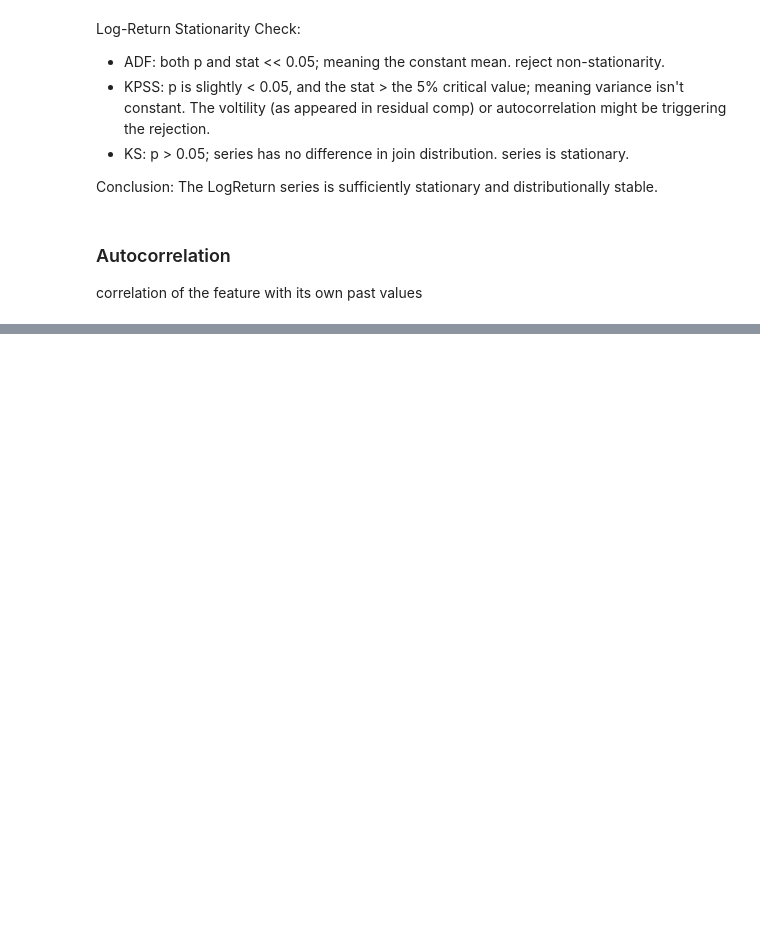
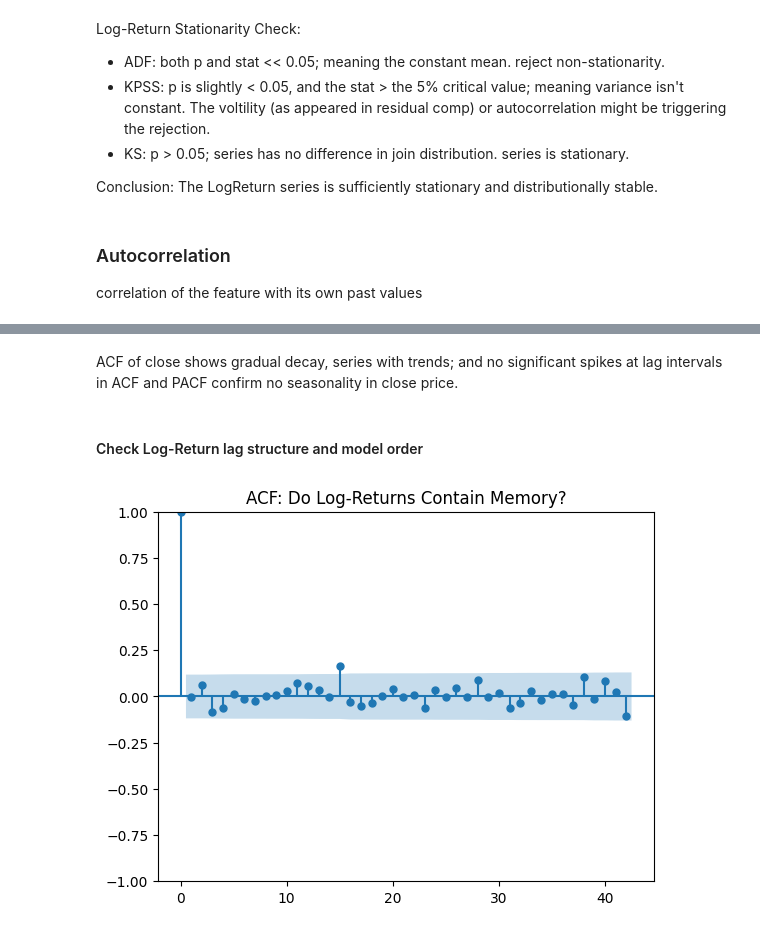
Before and after one commit to shashankgarewal/Time-Series-Analysis-Forecasting, a Jupyter notebook: notebooks/02_eda_analysis.ipynb, the cells around one changed output, grey strips where cells are left out. Saved outputs shown, nothing was run; the diff lists cells and outputs as text; code cells hidden in the pictures; blank space fills up the shorter version.

```diff
--- a/notebooks/02_eda_analysis.ipynb
+++ b/notebooks/02_eda_analysis.ipynb
@@ -354,5 +380,11 @@ plt.show()
+# %% [markdown]
+ACF of close shows gradual decay, series with trends; and no significant spikes at lag intervals in ACF and PACF confirm no seasonality in close price.
+# %% [markdown]
+#### Check Log-Return lag structure and model order
 # %%
-plot_acf(time_df["Return"].dropna(), lags=30)
-plt.title("ACF: Do Returns Contain Memory?")
+plot_acf(time_df["LogReturn"].dropna(), lags=42)
+plt.title("ACF: Do Log-Returns Contain Memory?")
 plt.show()
+# %% [output]
+[figure, added]
 # %%
```
Also changed, not shown: parts of 18 cells of this notebook.
